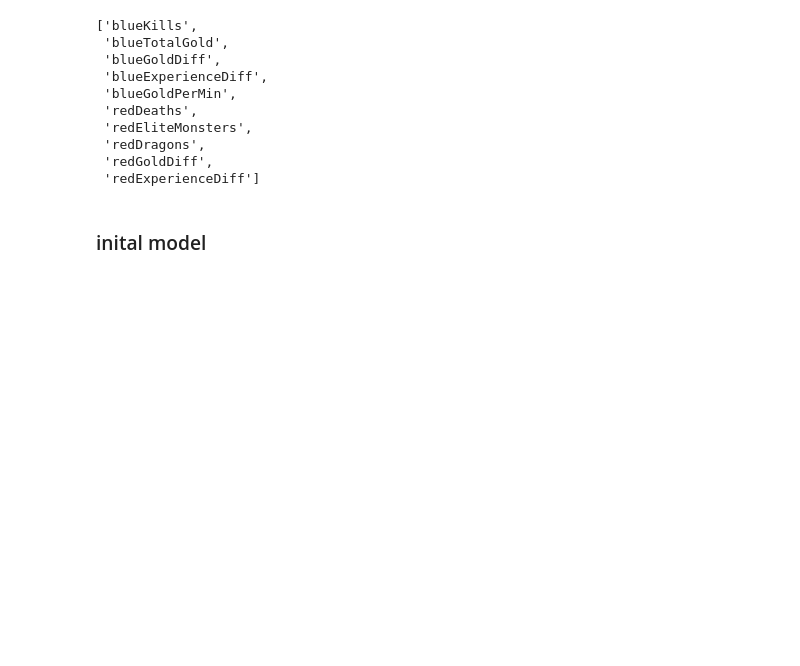
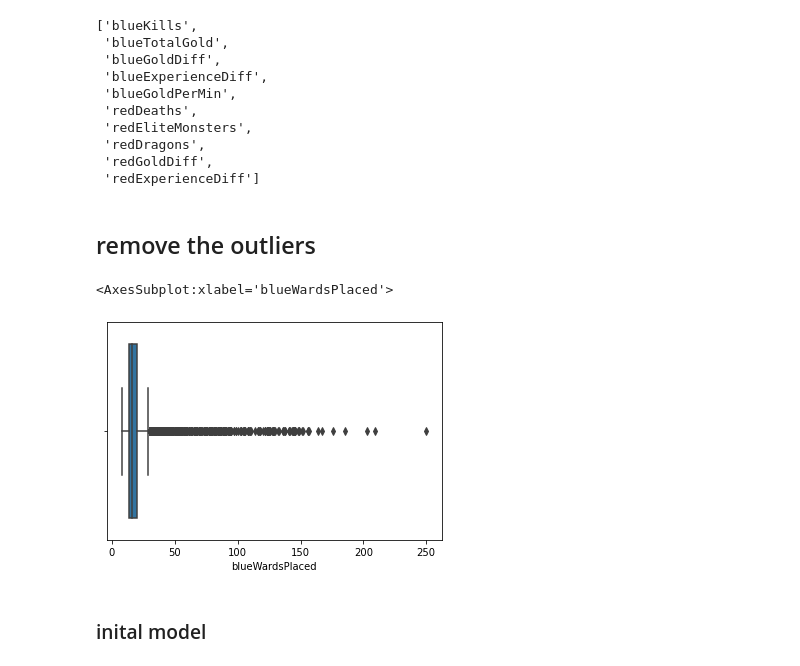
Before and after one commit to mabobakr/LOL-winning-prediction, a Jupyter notebook: lol-classifiers.ipynb, the cells around one changed output. Cells and saved outputs as stored; diff of their text form; code cells hidden in the pictures; blank space fills up the shorter version.

```diff
--- a/lol-classifiers.ipynb
+++ b/lol-classifiers.ipynb
@@ -86,6 +87,13 @@ diff_col
  'redDragons',
  'redGoldDiff',
  'redExperienceDiff']
+# %% [markdown]
+## remove the outliers
+# %%
+sns.boxplot(x=X[newCols[0]])
+# %% [output]
+<AxesSubplot:xlabel='blueWardsPlaced'>
+[figure, added]
 # %% [markdown]
 ### inital model
 # %%
```
Also changed, not shown: parts of 7 cells of this notebook, 3 other files.
